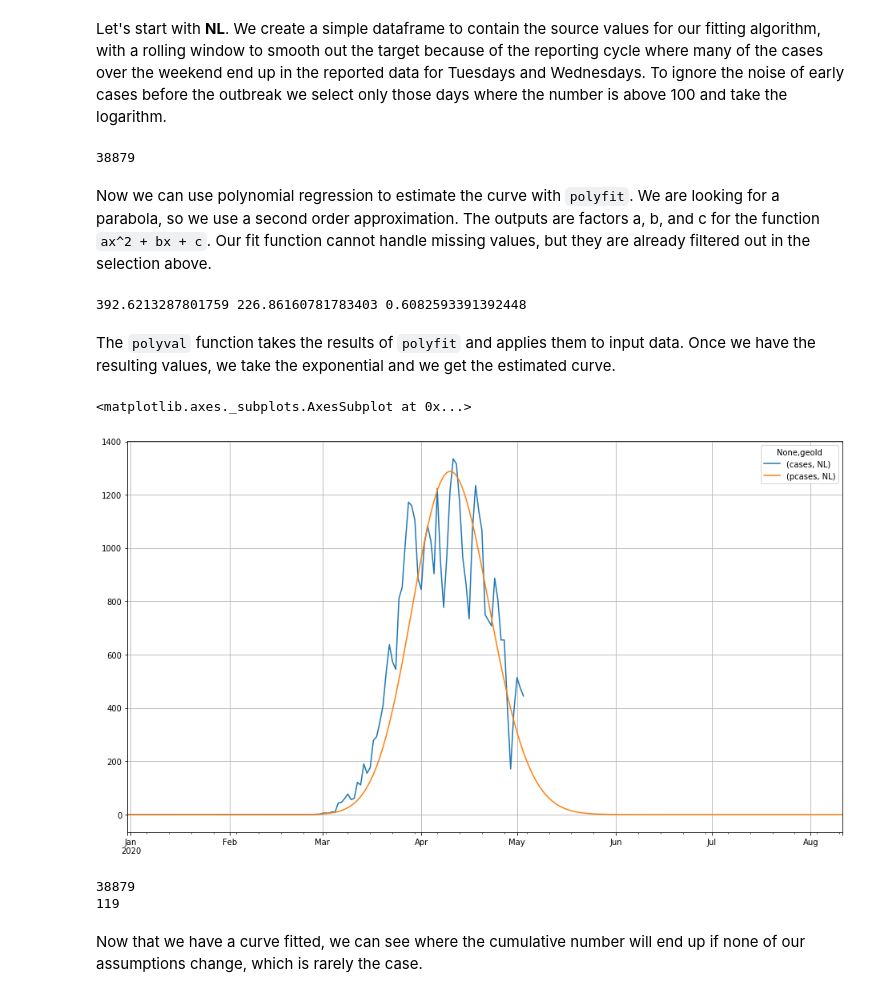
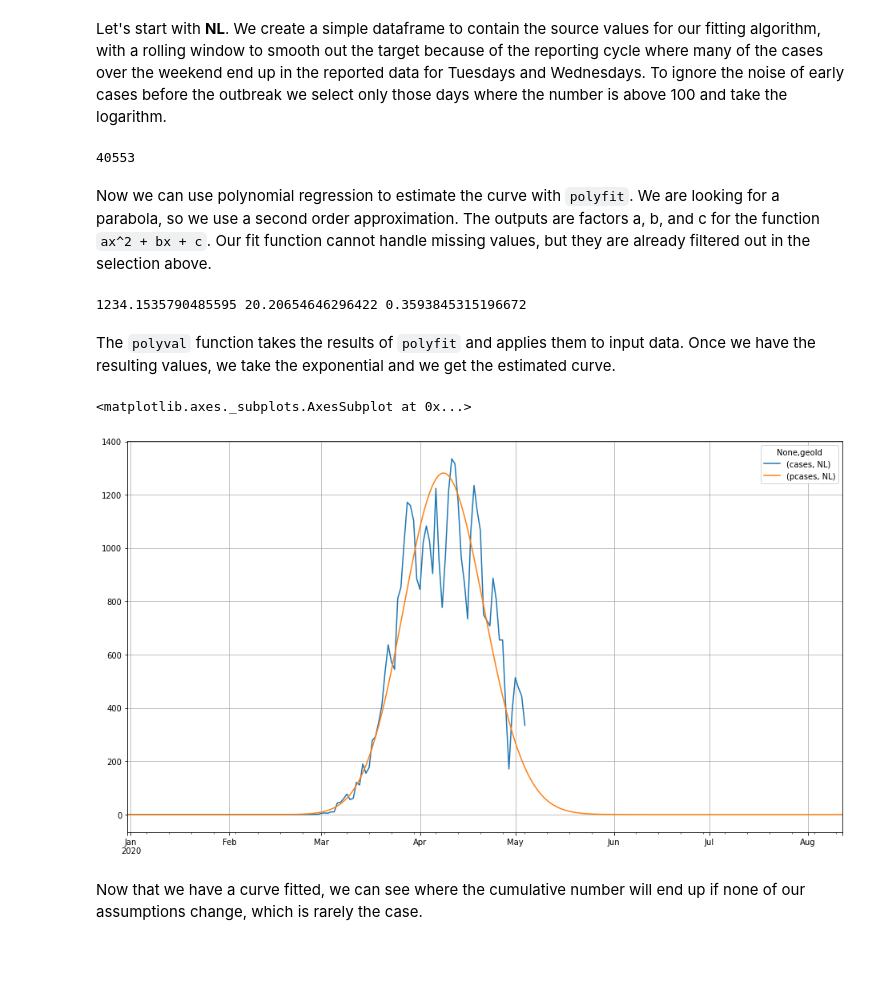
Before and after one commit to R3dje/COVID19, a Jupyter notebook: Gammapivot.ipynb, the cells around one changed output. Cells and saved outputs as stored; diff of their text form; code cells hidden in the pictures; blank space fills up the shorter version.

```diff
--- a/Gammapivot.ipynb
+++ b/Gammapivot.ipynb
@@ -136,34 +136,28 @@ country = 'NL'
 measure = 'cases'
 pmeasure = 'pcases'
 
-df_pred = pd.DataFrame({'x':df_geo['daynum'], 'y':df_geo[measure][country].rolling(7, win_type='triang').mean()})
-df_pred = df_pred[df_pred['y'] >= 0]
+df_pred = pd.DataFrame({'x':df_geo['daynum'], 'y':df_geo[measure][country]})
+df_pred = df_pred[df_pred['y'] >= 10]
 ft_data = np.array(df_pred.astype(int))
 xp_data = np.repeat(ft_data[:, 0], ft_data[:, 1])
 print(len(xp_data))
 # %% [output]
-38879
+40553
 # %% [markdown]
 Now we can use polynomial regression to estimate the curve with `polyfit`. We are looking for a parabola, so we use a second order approximation. The outputs are factors a, b, and c for the function `ax^2 + bx + c`. Our fit function cannot handle missing values, but they are already filtered out in the selection above.
 # %%
 alpha, loc, scale = stats.gamma.fit(xp_data)
 print(alpha, loc, scale)
 # %% [output]
-392.6213287801759 226.86160781783403 0.6082593391392448
+1234.1535790485595 20.20654646296422 0.3593845315196672
 # %% [markdown]
 The `polyval` function takes the results of `polyfit` and applies them to input data. Once we have the resulting values, we take the exponential and we get the estimated curve.
 # %%
-df_geo[(pmeasure, country)] = stats.gamma.pdf(df_geo['daynum'], alpha, loc, scale) * sum(ft_data[:, 1])
+df_geo[(pmeasure, country)] = stats.gamma.pdf(df_geo['daynum'], alpha, loc, scale) * len(xp_data)
 df_geo[[(measure, country), (pmeasure, country)]].plot(figsize=(16, 9), grid=True)
 # %% [output]
 <matplotlib.axes._subplots.AxesSubplot at 0x...>
-[figure, old version]
+[figure, new version]
-# %%
-print(sum(ft_data[:, 1]))
-print(len(ft_data))
-# %% [output]
-38879
-119
 # %% [markdown]
 Now that we have a curve fitted, we can see where the cumulative number will end up if none of our assumptions change, which is rarely the case.
 # %%
```
Also changed, not shown: parts of 10 cells of this notebook, 5 other files.
